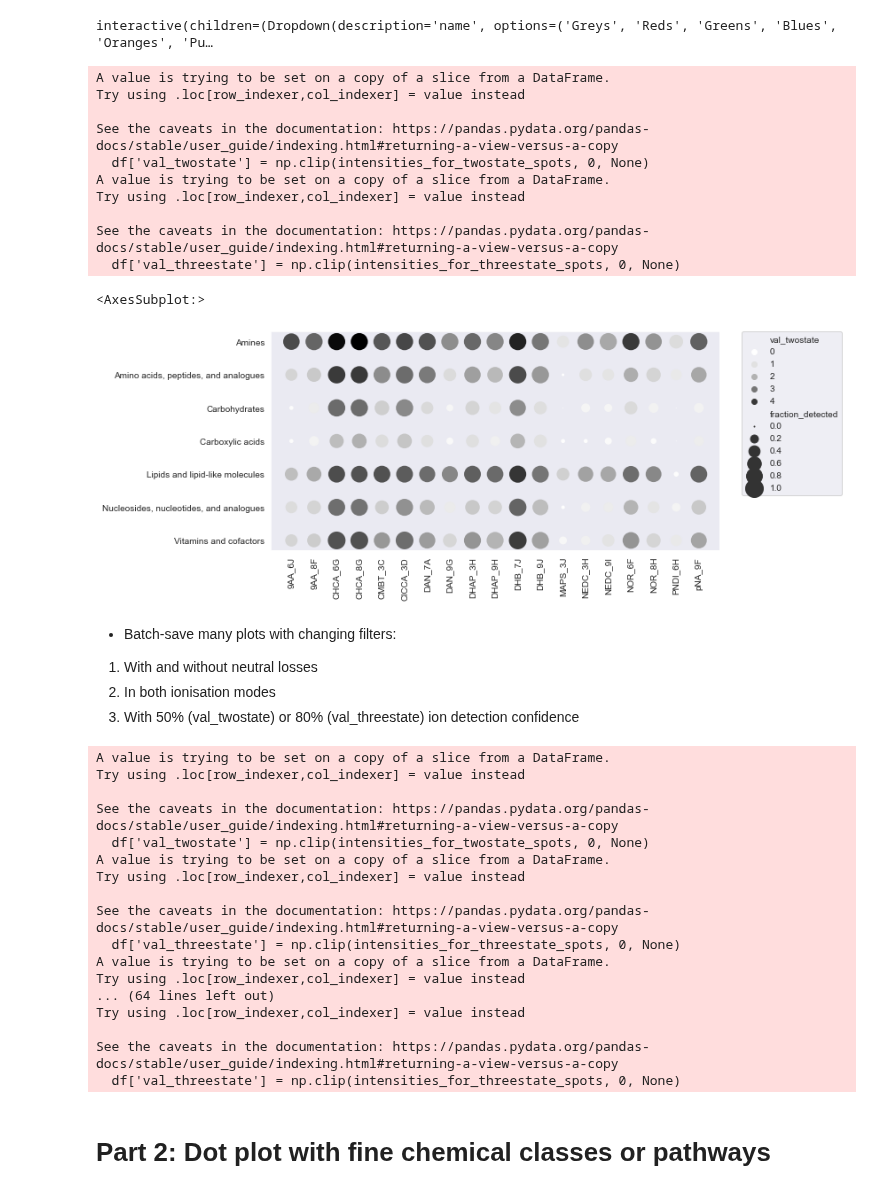
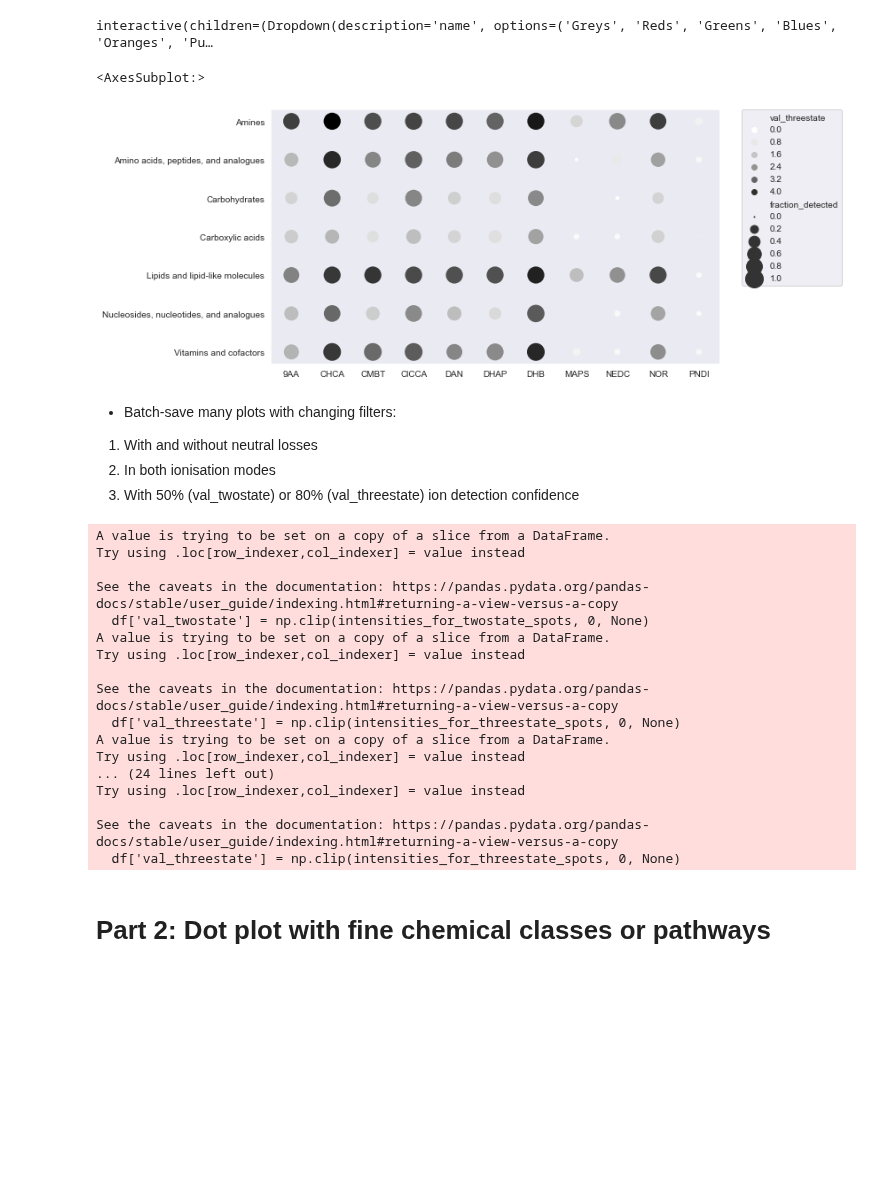
Before and after one commit to saharuka/metabolite_detectability, a Jupyter notebook: spotting/analysis/20_matrices/6_plots/q2a_compounds_v_matrices_dotplot_v3.ipynb, the cells around one changed output. Drawn from its saved outputs; the diff is of its cells as text; code cells hidden in the pictures; blank space fills up the shorter version.

```diff
--- a/spotting/analysis/20_matrices/6_plots/q2a_compounds_v_matrices_dotplot_v3.ipynb
+++ b/spotting/analysis/20_matrices/6_plots/q2a_compounds_v_matrices_dotplot_v3.ipynb
@@ -16,7 +16,7 @@ p_data = p_root_dir / "5_data_analysis"
 p_out = p_root_dir / "6_plots/q2_plots/dot_plots"
 
 # Metrics and Catboost predictions for all ions in their target wells
-p_predictions = p_data / "all_predictions_03-Nov-2021.csv"
+p_predictions = p_data / "all_predictions_curated_11-Dec-2021.csv"
 
 # Dataset info (lab, matrix, polarity, m/z range, ids, etc.)
 p_datasets = p_data / "datasets.csv"
@@ -74,10 +74,10 @@ def group_by_molecule(df, intensity_col_name, prediction_col_name):
     data = data.stack(level=1, dropna=False).reset_index()
     return data
 
-def prep_molecule_data(data, polarity,  intensity_col_name, prediction_col_name, nl_filter_on=None, neutral_losses_to_keep=None):
+def prep_molecule_data(data, polarity,  intensity_col_name, prediction_col_name, nl_filter_on=False, neutral_losses_to_keep=None):
     '''
     '''
-    data = filter_neutral_losses(data, filter_neutral_losses, neutral_losses_to_keep=[''])
+    data = filter_neutral_losses(data, nl_filter_on, neutral_losses_to_keep)
     data = calculate_detected_intensities(data)
     data = filter_polarity(data, polarity)
     data = group_by_molecule(data, intensity_col_name, prediction_col_name)
@@ -98,7 +98,8 @@ main_pathways = pathways[['name_short', 'main_coarse_path']].drop_duplicates()
 # Get a subset of most relevant information from Datasets file
 datasets = pd.read_csv(p_datasets)
 datasets_info = datasets.groupby('Clone ID').first()[['Polarity', 'Matrix short', 'Matrix long', 'Slide code']] # 'Participant lab', 'Technology'
-datasets_info['sample_name'] = datasets_info['Matrix short'] + '_' + datasets_info['Slide code']
+datasets_info['sample_name'] = datasets_info['Matrix short']
+# datasets_info['sample_name'] = datasets_info['Matrix short'] + '_' + datasets_info['Slide code']
 
 # Merge with predictions and classification
 df = pd.merge(predictions, datasets_info, left_on='dataset_id', right_on='Clone ID', how='left')
@@ -142,7 +143,7 @@ def plot_coarse_dot_plot(plot_data, cmap, class_col_name, intensity_col_name, ti
     plt.title(title)
     plt.xlabel("")
     plt.ylabel("")
-    plt.xticks(rotation=90)
+#     plt.xticks(rotation=90)
     plt.tight_layout()
 
     return g
@@ -154,37 +155,27 @@ interactive(children=(Dropdown(description='name', options=('Greys', 'Reds', 'Gr
 # %%
 # Summarise data per molecule (intensities of its detected ions are summed)
 molecule_data = prep_molecule_data(df,
                                    polarity='pos',
-                                   nl_filter_on=True,
+                                   nl_filter_on=False,
                                    neutral_losses_to_keep=[''],
-                                   intensity_col_name='val_twostate',
-                                   prediction_col_name = 'pred_twostate')
+                                   intensity_col_name='val_threestate',
+                                   prediction_col_name = 'pred_threestate')
 
 # Map chemical classes
 mapped_data = molecule_data.merge(chem_class, on='name_short', how='left')
 
 # Summarise data per class
 class_data = summarise_per_coarse_class(mapped_data,
                                         class_col_name='main_coarse_class',
-                                        intensity_col_name ='val_twostate',
-                                        prediction_col_name = 'pred_twostate')
+                                        intensity_col_name ='val_threestate',
+                                        prediction_col_name = 'pred_threestate')
 
 plot_coarse_dot_plot(class_data, cmap,
               class_col_name='main_coarse_class',
-              intensity_col_name = 'val_twostate')
+              intensity_col_name = 'val_threestate')
 # %% [output]
-A value is trying to be set on a copy of a slice from a DataFrame.
-Try using .loc[row_indexer,col_indexer] = value instead
-
-See the caveats in the documentation: https://pandas.pydata.org/pandas-docs/stable/user_guide/indexing.html#returning-a-view-versus-a-copy
-  df['val_twostate'] = np.clip(intensities_for_twostate_spots, 0, None)
-A value is trying to be set on a copy of a slice from a DataFrame.
-Try using .loc[row_indexer,col_indexer] = value instead
-
-See the caveats in the documentation: https://pandas.pydata.org/pandas-docs/stable/user_guide/indexing.html#returning-a-view-versus-a-copy
-  df['val_threestate'] = np.clip(intensities_for_threestate_spots, 0, None)
+<AxesSubplot:>
-<AxesSubplot:>
-[figure, old version]
+[figure, new version]
 # %% [markdown]
 - Batch-save many plots with changing filters:
 
@@ -225,7 +216,7 @@ for nl_filter_on in [True, False]:
                                                         intensity_col_name =f'val_{catboost}',
                                                         prediction_col_name = f'pred_{catboost}')
             #Make the plot
-                title = f"Fraction and avg.intansity {nl_label} {polarity} {catboost} {class_col_name}"
+                title = f"Fraction and avg.intensity {polarity} {catboost} {nl_label} {class_col_name}"
                 g = plot_coarse_dot_plot(class_data, cmap,
                                          class_col_name=class_col_name,
                                          intensity_col_name = f'val_{catboost}',
@@ -246,7 +237,7 @@ See the caveats in the documentation: https://pandas.pydata.org/pandas-docs/stab
   df['val_threestate'] = np.clip(intensities_for_threestate_spots, 0, None)
 A value is trying to be set on a copy of a slice from a DataFrame.
 Try using .loc[row_indexer,col_indexer] = value instead
-... (64 lines left out)
+... (24 lines left out)
 Try using .loc[row_indexer,col_indexer] = value instead
 
 See the caveats in the documentation: https://pandas.pydata.org/pandas-docs/stable/user_guide/indexing.html#returning-a-view-versus-a-copy
```
Also changed, not shown: parts of 3 cells of this notebook, 4 other files.
